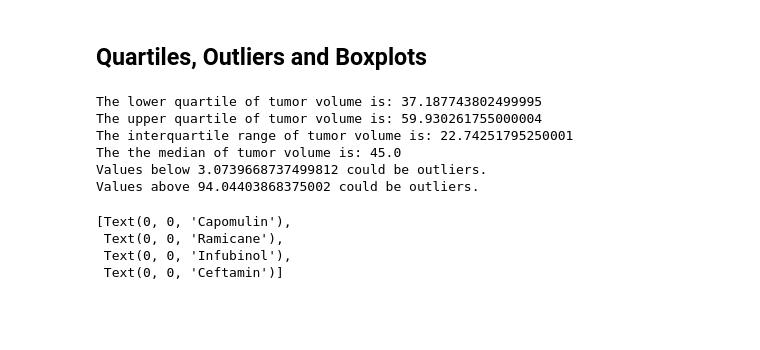
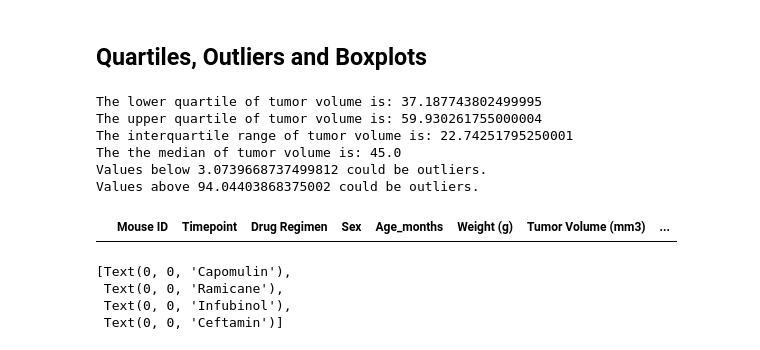
Before and after one commit to lpikulin/matplotlib_homework, a Jupyter notebook: pymaceuticals.ipynb, the cells around one changed output. Drawn from its saved outputs; the diff is of its cells as text; code cells hidden in the pictures; blank space fills up the shorter version.

Commit message:
added code to check for outliers

```diff
--- a/pymaceuticals.ipynb
+++ b/pymaceuticals.ipynb
@@ -248,6 +248,11 @@ The interquartile range of tumor volume is: 22.74251795250001
 The the median of tumor volume is: 45.0
 Values below 3.0739668737499812 could be outliers.
 Values above 94.04403868375002 could be outliers.
+# %%
+outlier_df=final_df.loc[final_df['Tumor Volume (mm3)']>upper_bound] | final_df.loc[final_df['Tumor Volume (mm3)']<lower_bound]
+outlier_df
+# %% [output]
+|  | Mouse ID | Timepoint | Drug Regimen | Sex | Age_months | Weight (g) | Tumor Volume (mm3) | ... |
 # %%
 
 cap_tumors=final_df.loc[final_df['Drug Regimen']=="Capomulin",'Tumor Volume (mm3)'].to_list()
```
